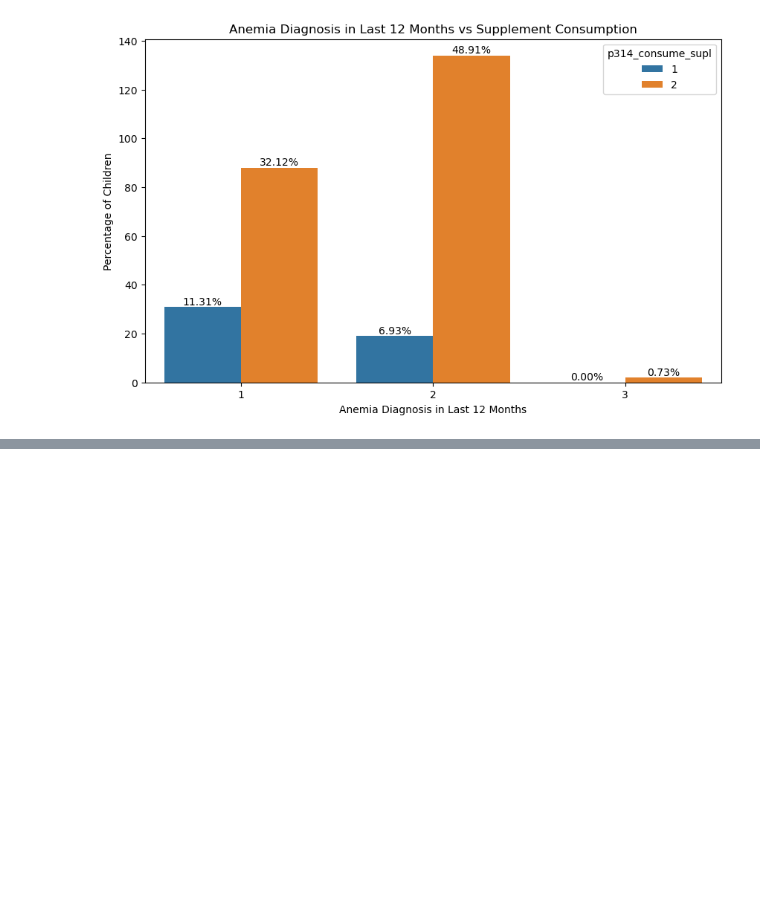
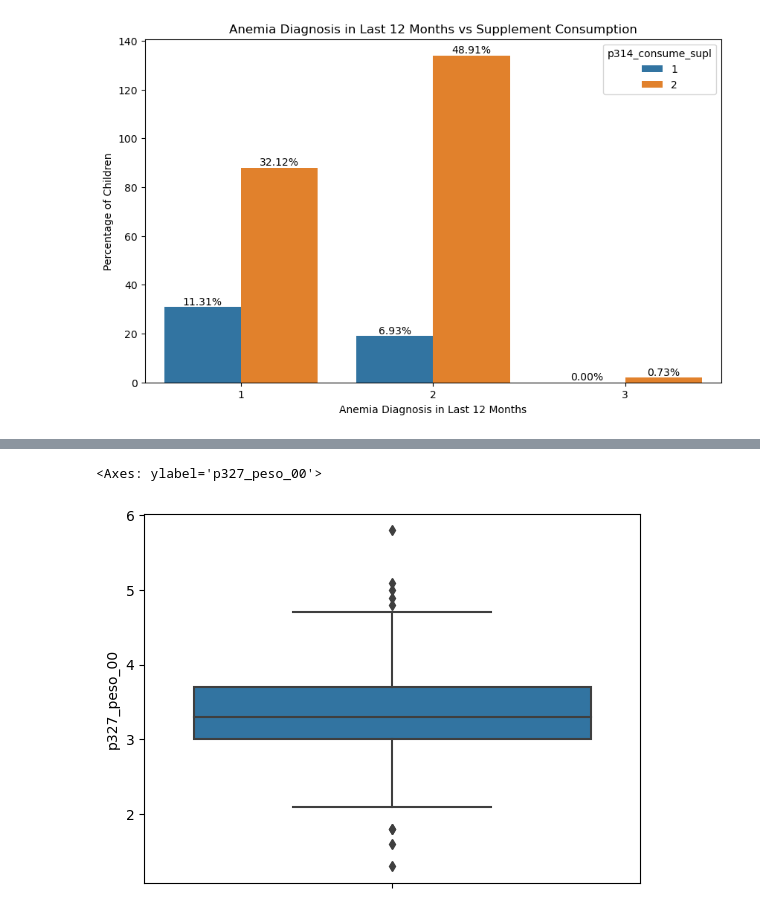
Before and after one commit to camilacod/Final_ACD, a Jupyter notebook: Transform.ipynb, the cells around one changed output, grey strips where cells are left out. Drawn from its saved outputs; the diff is of its cells as text; code cells hidden in the pictures; blank space fills up the shorter version.

```diff
--- a/Transform.ipynb
+++ b/Transform.ipynb
@@ -438,0 +505,4 @@ plt.show()
+# %%
+query_control = 'select * from schema_nutri.cred_peso_talla'
+# %%
+data_control = pd.read_sql_query(query_control, conn)
@@ -438,0 +529,5 @@ plt.show()
+# %%
+sns.boxplot(y=data_control['p327_peso_00' ])
+# %% [output]
+<Axes: ylabel='p327_peso_00'>
+[figure, added]
```
Also changed, not shown: parts of 40 cells of this notebook, 3 other files.
